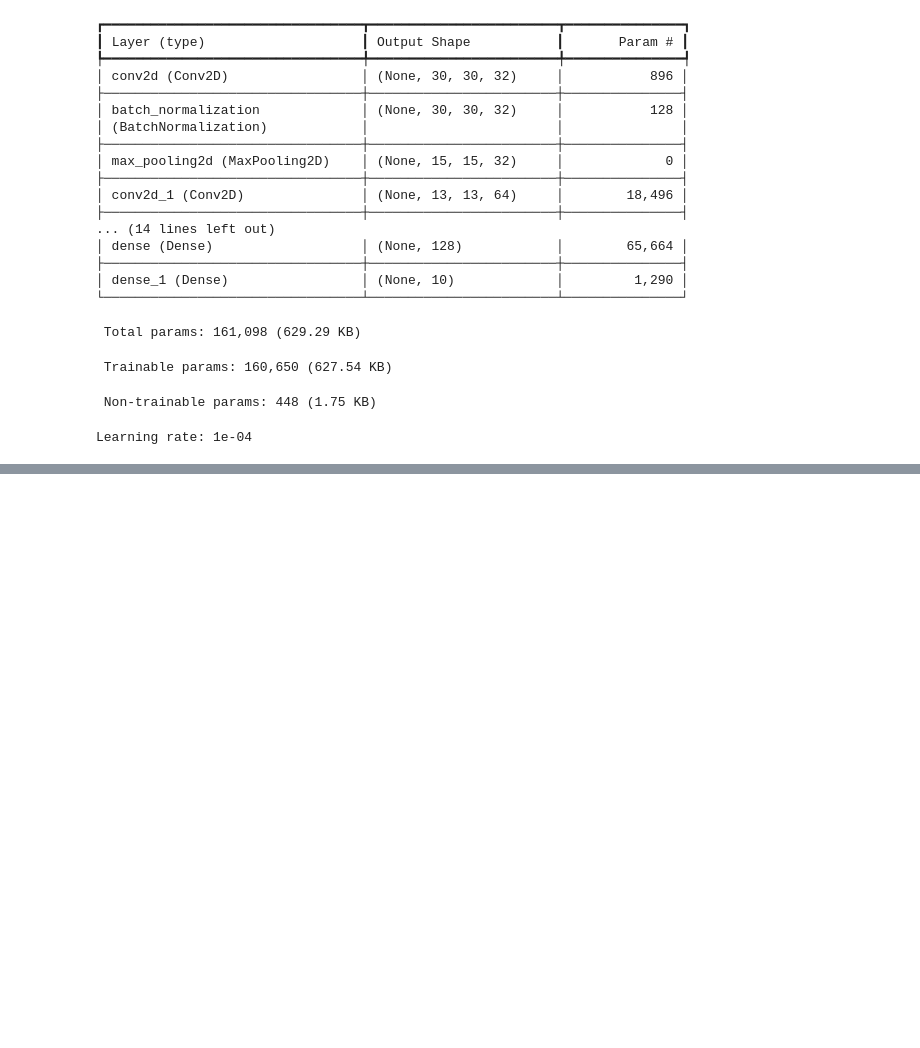
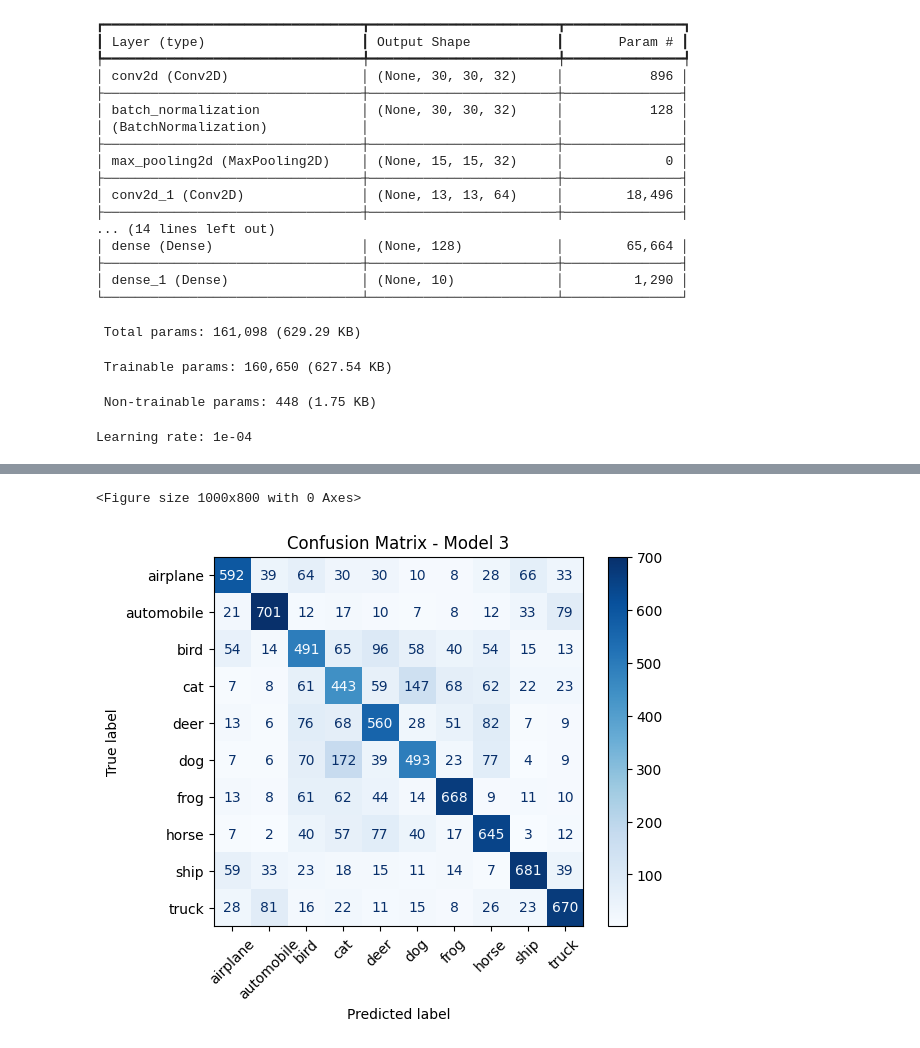
Before and after one commit to Casildagsf/Ironhack-DL-Challenge-Group-8, a Jupyter notebook: Model_FM_3.ipynb, the cells around one changed output, grey strips where cells are left out. Drawn from its saved outputs; the diff is of its cells as text; code cells hidden in the pictures; blank space fills up the shorter version.

Commit message:
DL models different approcehs

```diff
--- a/Model_FM_3.ipynb
+++ b/Model_FM_3.ipynb
@@ -332,0 +333,10 @@ Final validation accuracy: 0.6522
+# %%
+import numpy as np
+
+y_pred_prob = model.predict(x_val)
+
+# Convert probabilities to class labels
+y_pred = np.argmax(y_pred_prob, axis=1)
+
+# Convert one-hot encoded labels back to integers
+y_true = np.argmax(y_val, axis=1)
@@ -332,0 +345,35 @@ Final validation accuracy: 0.6522
+# %%
+from sklearn.metrics import confusion_matrix
+
+cm = confusion_matrix(y_true, y_pred)
+# %%
+import matplotlib.pyplot as plt
+from sklearn.metrics import ConfusionMatrixDisplay
+
+classes = [
+    'airplane',
+    'automobile',
+    'bird',
+    'cat',
+    'deer',
+    'dog',
+    'frog',
+    'horse',
+    'ship',
+    'truck'
+]
+
+plt.figure(figsize=(10,8))
+
+disp = ConfusionMatrixDisplay(
+    confusion_matrix=cm,
+    display_labels=classes
+)
+
+disp.plot(cmap='Blues', xticks_rotation=45)
+
+plt.title("Confusion Matrix - Model 3")
+plt.show()
+# %% [output]
+<Figure size 1000x800 with 0 Axes>
+[figure, added]
```
Also changed, not shown: parts of 7 cells of this notebook, 23 other files.
